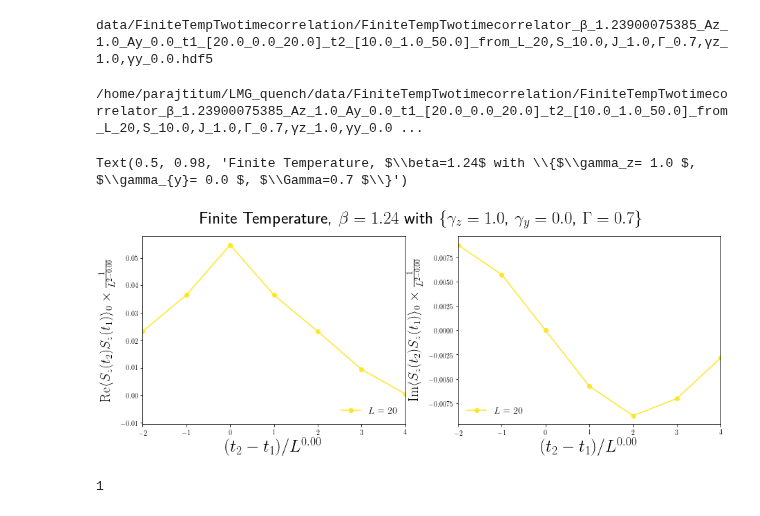
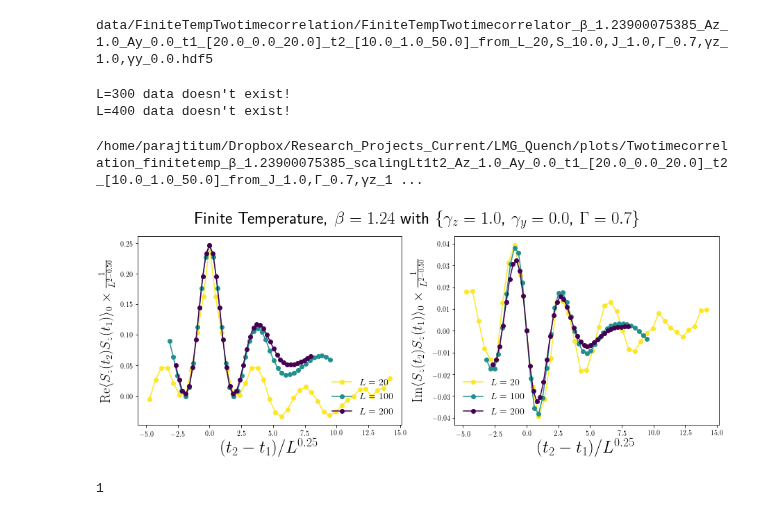
Before and after one commit to paraj003/LMG_quench, a Jupyter notebook: LMG_sim.ipynb, the cells around one changed output. Drawn from its saved outputs; the diff is of its cells as text; code cells hidden in the pictures.

Commit message:
Added aging plots

```diff
--- a/LMG_sim.ipynb
+++ b/LMG_sim.ipynb
@@ -1002,7 +1043,7 @@ tarr=np.arange(dt,Tf+dt,dt) #for calculating <Sϕ(t)Sϕ(t)>
 #two-time correlator definitions
 Larr=np.concatenate([np.arange(100,1100,100),np.arange(2000,10000,1000)])
 t1arr=np.array([20.])
-t2arr=np.linspace(10,50,int((50-10)/1.0)+1)
+t2arr=np.linspace(0,10,int((10-0)/0.2)+1)#np.linspace(10,50,int((50-10)/1.0)+1)
 Azf=1.
 Ayf=0.
 # %%
@@ -1145,7 +1190,7 @@ deletelist=np.array([],dtype=int)
 for L,p in zip(Larr,range(np.size(Larr))):
     #print('L='+str(L))#, end='\r', flush=True)
     paramvals0=LMG.Ham_params(N=L,S=L/2,J=1.,γz=1.,γy=0.,Γ=1.)
-    paramvalsf=LMG.Ham_params(N=L,S=L/2,J=1.,γz=1.,γy=0.,Γ=1.)
+    paramvalsf=LMG.Ham_params(N=L,S=L/2,J=1.,γz=0.,γy=1.,Γ=1.)
     #load Sz^2 data
     filename1=directory5+'Twotimecorrelator_Az_1.0_Ay_0.0_t1_'+LMG.arrtostr(t1arr)+'_t2_'+LMG.arrtostr(t2arr)+'_from_'+paramvals0.paramstr()+'_to_'+paramvalsf.paramstr()+'.hdf5'
     #load Sy^2 data
@@ -1285,7 +1384,7 @@ Look at the following
 \item $\langle S^\dagger_z(t_1)S_z(t_2)\rangle_\beta$ as a function of $t_2-t_1$
 \end{itemize}
 # %%
-Larr=[20]#np.concatenate([np.arange(100,500,100)])#,np.arange(1000,2000,1000)])
+Larr=np.concatenate([[20],np.arange(100,500,100)])#,np.arange(1000,2000,1000)])
 L=20
 paramvals=LMG.Ham_params(N=L,S=L/2,J=1.,γz=1.,γy=0.,Γ=0.7)
 Az=1.
@@ -1341,7 +1440,7 @@ for L,p in zip(Larr,range(np.size(Larr))):
     #print('L='+str(L))#, end='\r', flush=True)
     paramvals=LMG.Ham_params(N=L,S=L/2,J=1.,γz=1.,γy=0.,Γ=0.7)
     #load Sz^2 data
-    filename1=directory1+'FiniteTempTwotimecorrelator_β_'+str(β)+'_Az_'+str(float(Az))+'_Ay_'+str(float(Ay))+'_t1_'+LMG.arrtostr(t1arr)+'_t2_'+LMG.arrtostr(t2arr)+'_from_'+paramvals.paramstr()+'.hdf5'
+    filename1=directory5+'FiniteTempTwotimecorrelator_β_'+str(β)+'_Az_'+str(float(Az))+'_Ay_'+str(float(Ay))+'_t1_'+LMG.arrtostr(t1arr)+'_t2_'+LMG.arrtostr(t2arr)+'_from_'+paramvals.paramstr()+'.hdf5'
     #print(filename1)
     if (not os.path.exists(filename1)):
         print("L="+str(L)+" data doesn't exist!")
@@ -1354,42 +1453,49 @@ for L,p in zip(Larr,range(np.size(Larr))):
 correlationvals_nonzero=np.delete(correlationvals,deletelist,axis=1)
 Larr_nonzero2=np.delete(Larr,deletelist,axis=0)
 # %% [output]
-/home/parajtitum/LMG_quench/data/FiniteTempTwotimecorrelation/FiniteTempTwotimecorrelator_β_1.23900075385_Az_1.0_Ay_0.0_t1_[20.0_0.0_20.0]_t2_[10.0_1.0_50.0]_from_L_20,S_10.0,J_1.0,Γ_0.7,γz_1.0,γy_0.0 ...
+L=300 data doesn't exist!
+L=400 data doesn't exist!
 # %%
 stLind=0 #plots for L values in Larr[stLind:]
 #colormap
 cmap=plt.cm.get_cmap('viridis_r')
 colors = cmap(np.linspace(0,1,np.size(Larr_nonzero2[stLind:])))
 #finite size scaling collapse
-mtR=0#1/3#0.17
-mzR=0#2/3#0.33
+mtR=1/4#1/3#0.17
+mzR=1/2#2/3#0.33
 plt.figure(figsize=[15,5])
 plt.subplot(1,2,1)
 for L,p in zip(Larr_nonzero2[stLind:],range(stLind,np.size(Larr_nonzero2))):
     #print(p)
     plt.plot((t2arr-t1arr[0])/L**mtR,(np.real(correlationvals_nonzero[:,p]))/L**(2-mzR),'-o',color=colors[p-stLind],label='$L=%d$'% L)
 #plt.plot(t2arr-t1arr[0],analytic_correlation_real,label='Analytic')
 plt.xlabel('$(t_2-t_1)/L^{%.2f}$'% mtR,fontsize=25)
 plt.ylabel('${\\rm Re}\\langle S_z(t_2)S_z(t_1)\\rangle_0\\times\\frac{1}{L^{2-%.2f}}$'%mzR,fontsize=20)
-plt.xlim(-2,4)
+#plt.xlim(-2,4)
 #plt.ylim (-0.16,0.195)
 plt.legend(fontsize=14,frameon=False,loc=4)
 plt.subplot(1,2,2)
-mtI=0#1/3#1/6
-mzI=0#2/3
+mtI=1/4#1/3#1/6
+mzI=1/2#2/3
 for L,p in zip(Larr_nonzero2[stLind:],range(stLind,np.size(Larr_nonzero2))):
     #print(p)
     plt.plot((t2arr-t1arr[0])/L**mtI,(np.imag(correlationvals_nonzero[:,p]))/L**(2-mzI),'-o',color=colors[p-stLind],label='$L=%d$'% L)
 #plt.plot(t2arr-t1arr[0],analytic_correlation_real,label='Analytic')
 plt.xlabel('$(t_2-t_1)/L^{%.2f}$'% mtI,fontsize=25)
 plt.ylabel('${\\rm Im}\\langle S_z(t_2)S_z(t_1)\\rangle_0\\times\\frac{1}{L^{2-%.2f}}$'%mzI,fontsize=20)
-plt.xlim(-2,4)
+#plt.xlim(-2,4)
 #plt.ylim(-0.3,0.3)
 plt.legend(fontsize=14,frameon=False,loc=3)
 plt.suptitle('Finite Temperature, $\\beta=%.2f$ with \\{$\\gamma_z= %.1f $, $\\gamma_{y}= %.1f $, $\Gamma=%.1f $\\}'%(β,paramvals.γz,paramvals.γy,paramvals.Γ),fontsize=25)
+#save figure
+#Az=1.
+#Ay=0.
+figname='/home/parajtitum/Dropbox/Research_Projects_Current/LMG_Quench/plots/Twotimecorrelation_finitetemp_β_'+str(β)+'_scalingLt1t2_Az_'+str(float(Az))+'_Ay_'+str(float(Ay))+'_t1_'+LMG.arrtostr(t1arr)+'_t2_'+LMG.arrtostr(t2arr)+'_from_'+paramvals.paramstrwithoutLS()+'.pdf'
+print(figname)
+plt.savefig(figname,bbox_inches="tight")
 # %% [output]
-Text(0.5, 0.98, 'Finite Temperature, $\\beta=1.24$ with \\{$\\gamma_z= 1.0 $, $\\gamma_{y}= 0.0 $, $\\Gamma=0.7 $\\}')
+/home/parajtitum/Dropbox/Research_Projects_Current/LMG_Quench/plots/Twotimecorrelation_finitetemp_β_1.23900075385_scalingLt1t2_Az_1.0_Ay_0.0_t1_[20.0_0.0_20.0]_t2_[10.0_1.0_50.0]_from_J_1.0,Γ_0.7,γz_1 ...
-[figure, old version]
+[figure, new version]
 # %%
 #<Sz(t1)Sz(t1)>_β is independent of time so plot as a function of Larr to check thermal result.
 magsqβarr=np.zeros(np.size(Larr),dtype=complex)
```
Also changed, not shown: parts of 14 cells of this notebook.
